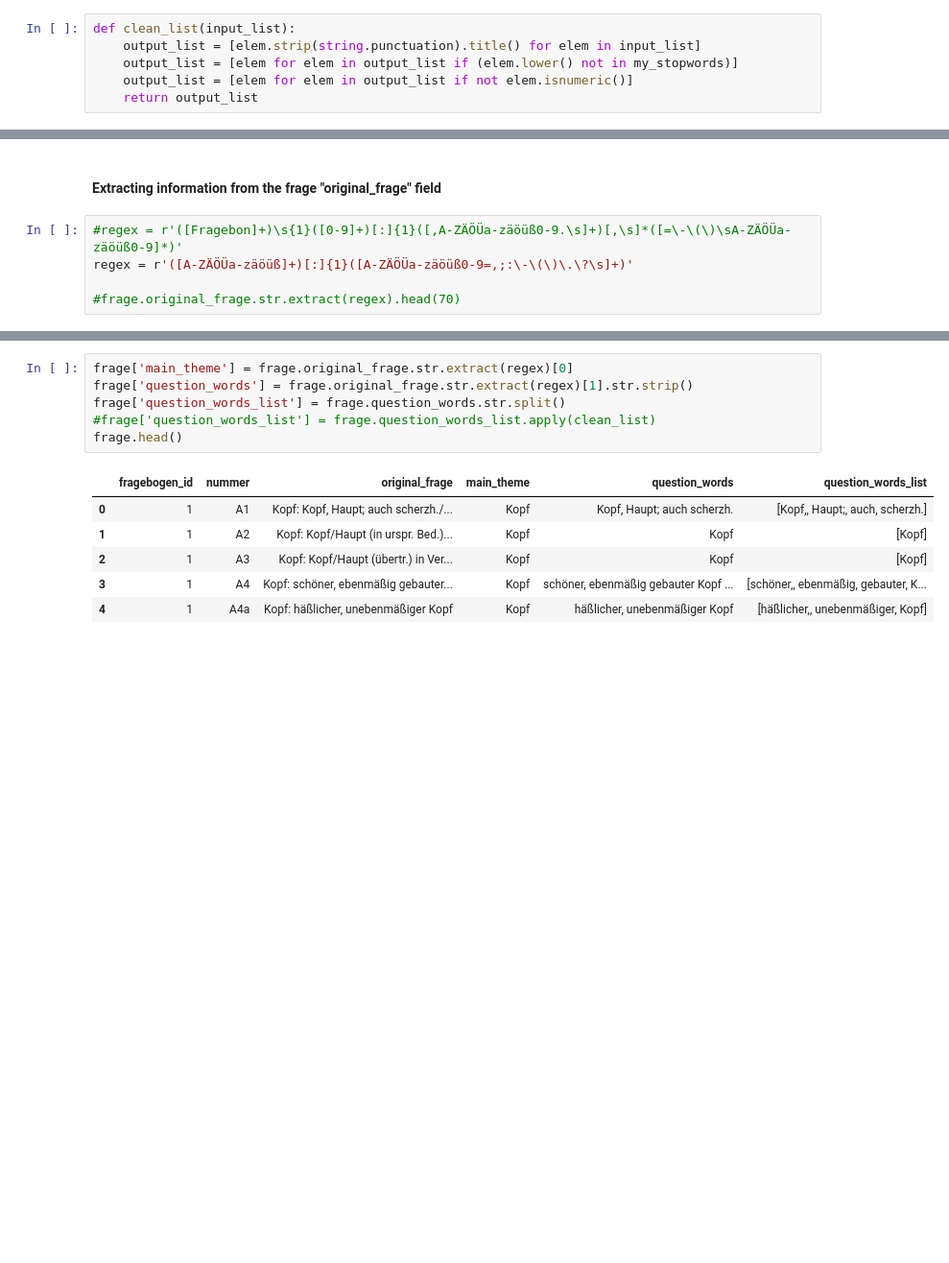
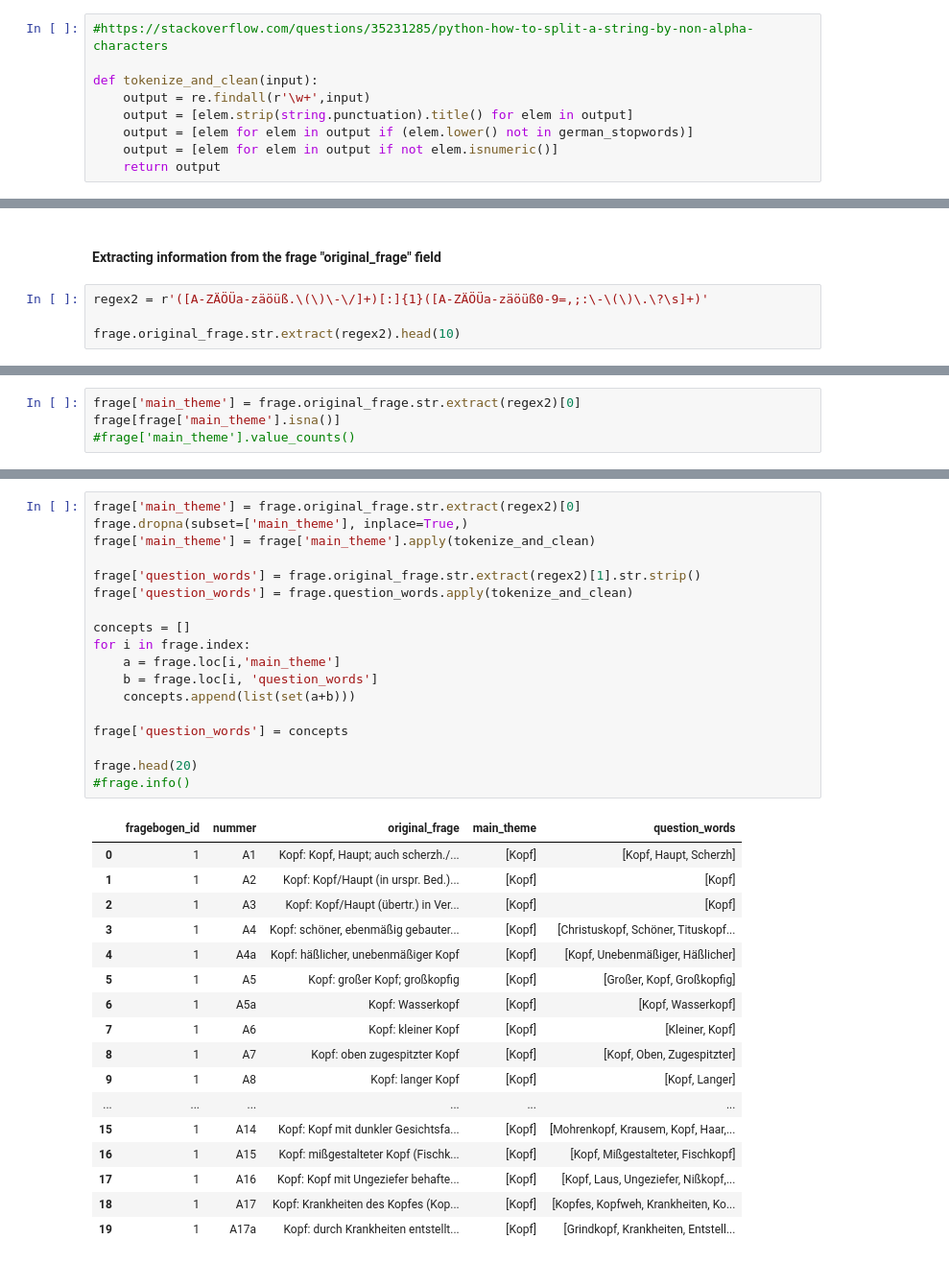
Before and after one commit to acdh-oeaw/exploreAT-Concepts, a Jupyter notebook: concepts.ipynb, the cells around one changed output, grey strips where cells are left out. Shown at 96% size. Drawn from its saved outputs; the diff is of its cells as text; blank space fills up the shorter version.

```diff
--- a/concepts.ipynb
+++ b/concepts.ipynb
@@ -97,7 +175,10 @@ my_stopwords = ['die', 'und', 'der', 'ihr', 'ihre', "i", "ii"]
 # %%
-def clean_list(input_list):
-    output_list = [elem.strip(string.punctuation).title() for elem in input_list]
-    output_list = [elem for elem in output_list if (elem.lower() not in my_stopwords)]
-    output_list = [elem for elem in output_list if not elem.isnumeric()]
-    return output_list
+#https://stackoverflow.com/questions/35231285/python-how-to-split-a-string-by-non-alpha-characters
+
+def tokenize_and_clean(input):
+    output = re.findall(r'\w+',input)
+    output = [elem.strip(string.punctuation).title() for elem in output]
+    output = [elem for elem in output if (elem.lower() not in german_stopwords)]
+    output = [elem for elem in output if not elem.isnumeric()]
+    return output
 # %%
@@ -276,7 +368,6 @@ frage.tail()
 # %% [markdown]
 #### Extracting information from the frage "original_frage" field
 # %%
-#regex = r'([Fragebon]+)\s{1}([0-9]+)[:]{1}([,A-ZÄÖÜa-zäöüß0-9.\s]+)[,\s]*([=\-\(\)\sA-ZÄÖÜa-zäöüß0-9]*)'
-regex = r'([A-ZÄÖÜa-zäöüß]+)[:]{1}([A-ZÄÖÜa-zäöüß0-9=,;:\-\(\)\.\?\s]+)'
+regex2 = r'([A-ZÄÖÜa-zäöüß.\(\)\-\/]+)[:]{1}([A-ZÄÖÜa-zäöüß0-9=,;:\-\(\)\.\?\s]+)'
 
-#frage.original_frage.str.extract(regex).head(70)
+frage.original_frage.str.extract(regex2).head(10)
@@ -282,0 +386,4 @@ regex = r'([A-ZÄÖÜa-zäöüß]+)[:]{1}([A-ZÄÖÜa-zäöüß0-9=,;:\-\(\)\.\?
+# %%
+frage['main_theme'] = frage.original_frage.str.extract(regex2)[0]
+frage[frage['main_theme'].isna()]
+#frage['main_theme'].value_counts()
@@ -283,13 +398,36 @@ regex = r'([A-ZÄÖÜa-zäöüß]+)[:]{1}([A-ZÄÖÜa-zäöüß0-9=,;:\-\(\)\.\?
 # %%
-frage['main_theme'] = frage.original_frage.str.extract(regex)[0]
-frage['question_words'] = frage.original_frage.str.extract(regex)[1].str.strip()
-frage['question_words_list'] = frage.question_words.str.split()
-#frage['question_words_list'] = frage.question_words_list.apply(clean_list)
-frage.head()
+frage['main_theme'] = frage.original_frage.str.extract(regex2)[0]
+frage.dropna(subset=['main_theme'], inplace=True,)
+frage['main_theme'] = frage['main_theme'].apply(tokenize_and_clean)
+
+frage['question_words'] = frage.original_frage.str.extract(regex2)[1].str.strip()
+frage['question_words'] = frage.question_words.apply(tokenize_and_clean)
+
+concepts = []
+for i in frage.index:
+    a = frage.loc[i,'main_theme']
+    b = frage.loc[i, 'question_words']
+    concepts.append(list(set(a+b)))
+
+frage['question_words'] = concepts
+
+frage.head(20)
+#frage.info()
 # %% [output]
-|  | fragebogen_id | nummer | original_frage | main_theme | question_words | question_words_list |
-| 0 | 1 | A1 | Kopf: Kopf, Haupt; auch scherzh./... | Kopf | Kopf, Haupt; auch scherzh. | [Kopf,, Haupt;, auch, scherzh.] |
-| 1 | 1 | A2 | Kopf: Kopf/Haupt (in urspr. Bed.)... | Kopf | Kopf | [Kopf] |
-| 2 | 1 | A3 | Kopf: Kopf/Haupt (übertr.) in Ver... | Kopf | Kopf | [Kopf] |
-| 3 | 1 | A4 | Kopf: schöner, ebenmäßig gebauter... | Kopf | schöner, ebenmäßig gebauter Kopf ... | [schöner,, ebenmäßig, gebauter, K... |
-| 4 | 1 | A4a | Kopf: häßlicher, unebenmäßiger Kopf | Kopf | häßlicher, unebenmäßiger Kopf | [häßlicher,, unebenmäßiger, Kopf] |
+|  | fragebogen_id | nummer | original_frage | main_theme | question_words |
+| 0 | 1 | A1 | Kopf: Kopf, Haupt; auch scherzh./... | [Kopf] | [Kopf, Haupt, Scherzh] |
+| 1 | 1 | A2 | Kopf: Kopf/Haupt (in urspr. Bed.)... | [Kopf] | [Kopf] |
+| 2 | 1 | A3 | Kopf: Kopf/Haupt (übertr.) in Ver... | [Kopf] | [Kopf] |
+| 3 | 1 | A4 | Kopf: schöner, ebenmäßig gebauter... | [Kopf] | [Christuskopf, Schöner, Tituskopf... |
+| 4 | 1 | A4a | Kopf: häßlicher, unebenmäßiger Kopf | [Kopf] | [Kopf, Unebenmäßiger, Häßlicher] |
+| 5 | 1 | A5 | Kopf: großer Kopf; großkopfig | [Kopf] | [Großer, Kopf, Großkopfig] |
+| 6 | 1 | A5a | Kopf: Wasserkopf | [Kopf] | [Kopf, Wasserkopf] |
+| 7 | 1 | A6 | Kopf: kleiner Kopf | [Kopf] | [Kleiner, Kopf] |
+| 8 | 1 | A7 | Kopf: oben zugespitzter Kopf | [Kopf] | [Kopf, Oben, Zugespitzter] |
+| 9 | 1 | A8 | Kopf: langer Kopf | [Kopf] | [Kopf, Langer] |
+| ... | ... | ... | ... | ... | ... |
+| 15 | 1 | A14 | Kopf: Kopf mit dunkler Gesichtsfa... | [Kopf] | [Mohrenkopf, Krausem, Kopf, Haar,... |
+| 16 | 1 | A15 | Kopf: mißgestalteter Kopf (Fischk... | [Kopf] | [Kopf, Mißgestalteter, Fischkopf] |
+| 17 | 1 | A16 | Kopf: Kopf mit Ungeziefer behafte... | [Kopf] | [Kopf, Laus, Ungeziefer, Nißkopf,... |
+| 18 | 1 | A17 | Kopf: Krankheiten des Kopfes (Kop... | [Kopf] | [Kopfes, Kopfweh, Krankheiten, Ko... |
+| 19 | 1 | A17a | Kopf: durch Krankheiten entstellt... | [Kopf] | [Grindkopf, Krankheiten, Entstell... |
```
Also changed, not shown: parts of 17 cells of this notebook, 6 other files.
